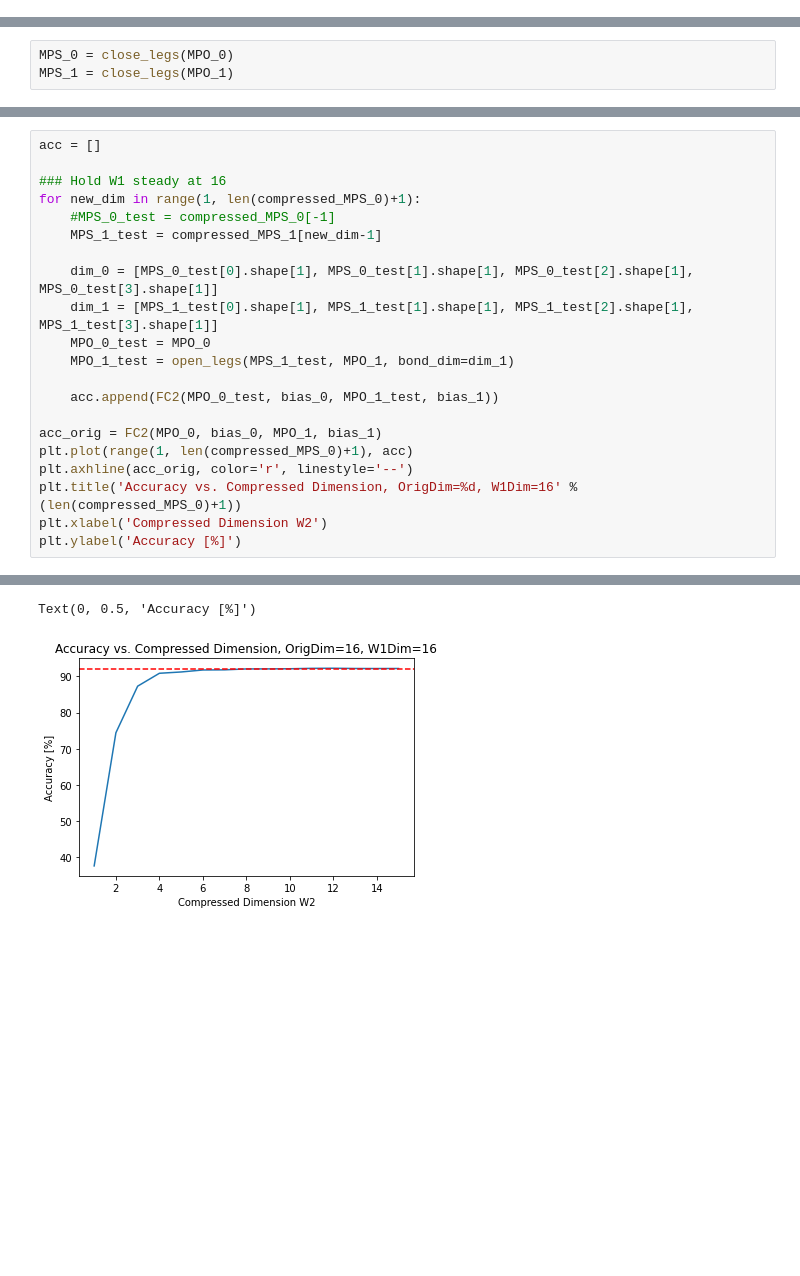
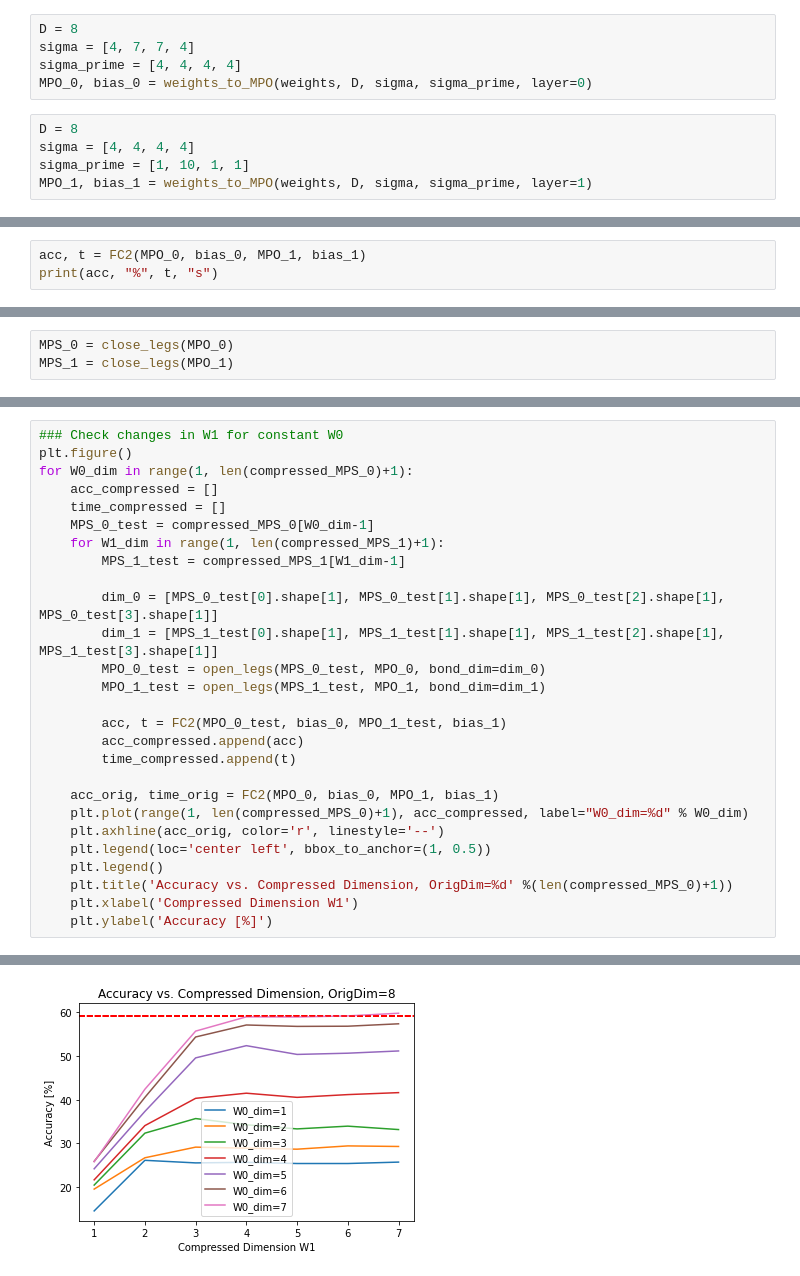
Before and after one commit to aaronleesander/DMRG-inspired-Algorithms-for-Neural-Network-Compression, a Jupyter notebook: DMRG/MPO_Net_Compression.ipynb, the cells around one changed output, grey strips where cells are left out. Cells and saved outputs as stored; diff of their text form; blank space fills up the shorter version.

```diff
--- a/DMRG/MPO_Net_Compression.ipynb
+++ b/DMRG/MPO_Net_Compression.ipynb
@@ -231,0 +230,10 @@ def compress_NN(raw_state, phys_dim, threshold, compressed_state=0, plot=0):
+# %%
+D = 8
+sigma = [4, 7, 7, 4]
+sigma_prime = [4, 4, 4, 4]
+MPO_0, bias_0 = weights_to_MPO(weights, D, sigma, sigma_prime, layer=0)
+# %%
+D = 8
+sigma = [4, 4, 4, 4]
+sigma_prime = [1, 10, 1, 1]
+MPO_1, bias_1 = weights_to_MPO(weights, D, sigma, sigma_prime, layer=1)
@@ -231,0 +242,3 @@ def compress_NN(raw_state, phys_dim, threshold, compressed_state=0, plot=0):
+# %%
+acc, t = FC2(MPO_0, bias_0, MPO_1, bias_1)
+print(acc, "%", t, "s")
@@ -349,24 +412,30 @@ Text(0, 0.5, 'Parameter Ratio [%]')
 # %%
-acc = []
+### Check changes in W1 for constant W0
+plt.figure()
+for W0_dim in range(1, len(compressed_MPS_0)+1):
+    acc_compressed = []
+    time_compressed = []
+    MPS_0_test = compressed_MPS_0[W0_dim-1]
+    for W1_dim in range(1, len(compressed_MPS_1)+1):
+        MPS_1_test = compressed_MPS_1[W1_dim-1]
 
-### Hold W1 steady at 16
-for new_dim in range(1, len(compressed_MPS_0)+1):
-    #MPS_0_test = compressed_MPS_0[-1]
-    MPS_1_test = compressed_MPS_1[new_dim-1]
+        dim_0 = [MPS_0_test[0].shape[1], MPS_0_test[1].shape[1], MPS_0_test[2].shape[1], MPS_0_test[3].shape[1]]
+        dim_1 = [MPS_1_test[0].shape[1], MPS_1_test[1].shape[1], MPS_1_test[2].shape[1], MPS_1_test[3].shape[1]]
+        MPO_0_test = open_legs(MPS_0_test, MPO_0, bond_dim=dim_0)
+        MPO_1_test = open_legs(MPS_1_test, MPO_1, bond_dim=dim_1)
 
-    dim_0 = [MPS_0_test[0].shape[1], MPS_0_test[1].shape[1], MPS_0_test[2].shape[1], MPS_0_test[3].shape[1]]
-    dim_1 = [MPS_1_test[0].shape[1], MPS_1_test[1].shape[1], MPS_1_test[2].shape[1], MPS_1_test[3].shape[1]]
-    MPO_0_test = MPO_0
-    MPO_1_test = open_legs(MPS_1_test, MPO_1, bond_dim=dim_1)
+        acc, t = FC2(MPO_0_test, bias_0, MPO_1_test, bias_1)
+        acc_compressed.append(acc)
+        time_compressed.append(t)
 
-    acc.append(FC2(MPO_0_test, bias_0, MPO_1_test, bias_1))
-
-acc_orig = FC2(MPO_0, bias_0, MPO_1, bias_1)
-plt.plot(range(1, len(compressed_MPS_0)+1), acc)
-plt.axhline(acc_orig, color='r', linestyle='--')
-plt.title('Accuracy vs. Compressed Dimension, OrigDim=%d, W1Dim=16' %(len(compressed_MPS_0)+1))
-plt.xlabel('Compressed Dimension W2')
-plt.ylabel('Accuracy [%]')
+    acc_orig, time_orig = FC2(MPO_0, bias_0, MPO_1, bias_1)
+    plt.plot(range(1, len(compressed_MPS_0)+1), acc_compressed, label="W0_dim=%d" % W0_dim)
+    plt.axhline(acc_orig, color='r', linestyle='--')
+    plt.legend(loc='center left', bbox_to_anchor=(1, 0.5))
+    plt.legend()
+    plt.title('Accuracy vs. Compressed Dimension, OrigDim=%d' %(len(compressed_MPS_0)+1))
+    plt.xlabel('Compressed Dimension W1')
+    plt.ylabel('Accuracy [%]')
 # %% [output]
 Extracting ./data/train-images-idx3-ubyte.gz
 Extracting ./data/train-labels-idx1-ubyte.gz
@@ -384,7 +453,6 @@ Extracting ./data/t10k-labels-idx1-ubyte.gz
 Extracting ./data/train-images-idx3-ubyte.gz
 Extracting ./data/train-labels-idx1-ubyte.gz
 Extracting ./data/t10k-images-idx3-ubyte.gz
 Extracting ./data/t10k-labels-idx1-ubyte.gz
-Text(0, 0.5, 'Accuracy [%]')
-[figure, old version]
+[figure, new version]
 # %%
```
Also changed, not shown: parts of 27 cells of this notebook, 1 other file.
